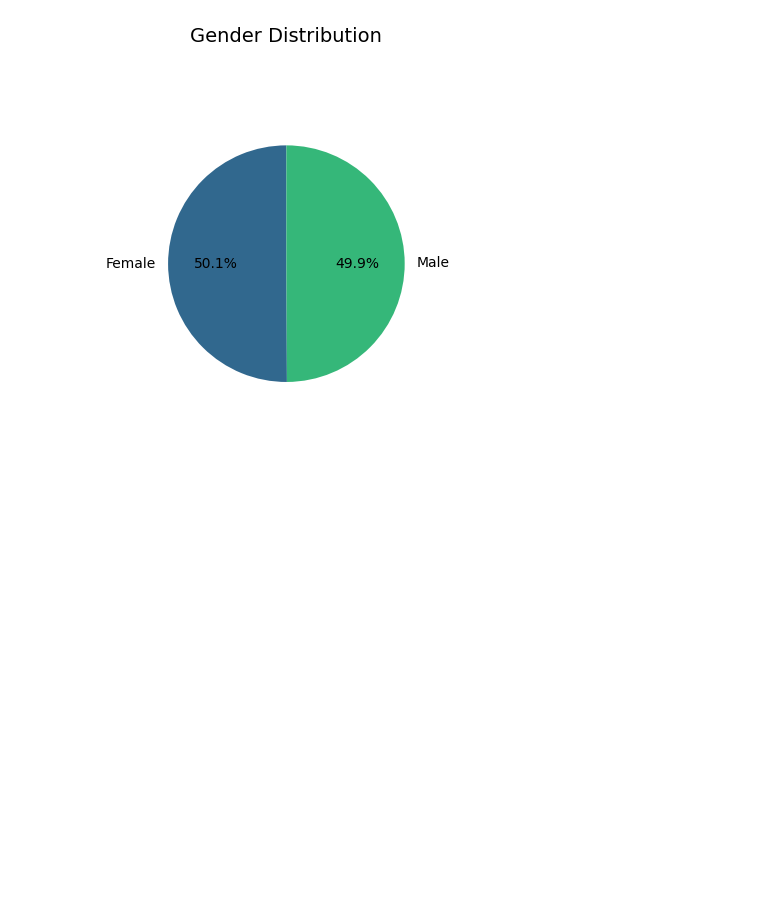
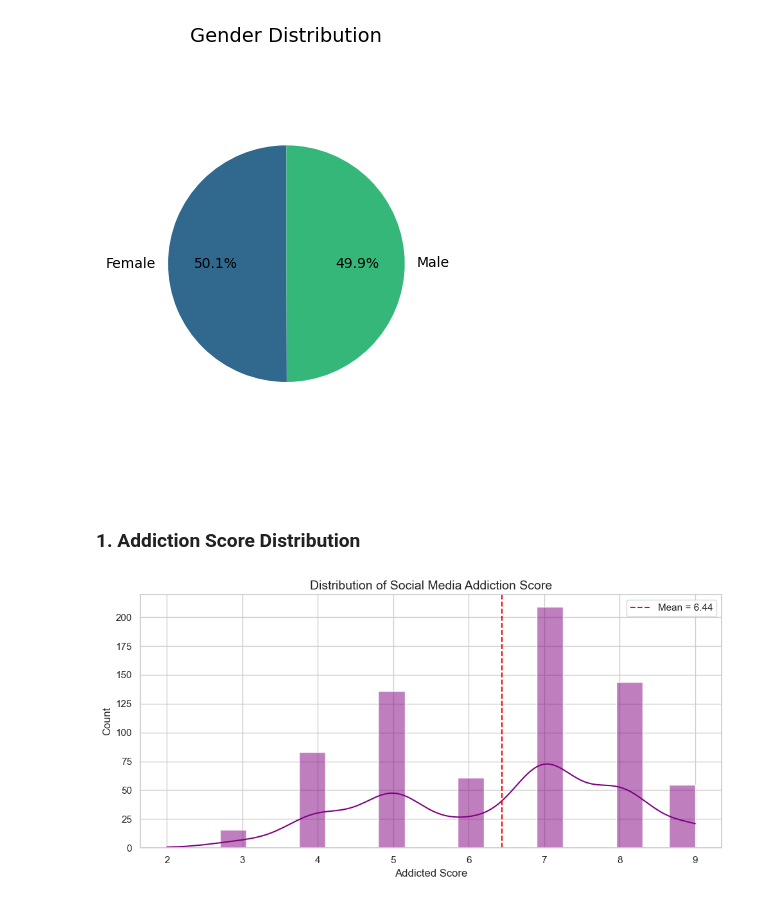
Before and after one commit to Jazbarrionuev0/Social_media_addiction, a Jupyter notebook: main.ipynb, the cells around one changed output. Drawn from its saved outputs; the diff is of its cells as text; code cells hidden in the pictures; blank space fills up the shorter version.

Commit message:
eda plots and conclusions

```diff
--- a/main.ipynb
+++ b/main.ipynb
@@ -200,0 +190,15 @@ plt.show()
+# %% [markdown]
+### 1. Addiction Score Distribution
+# %%
+plt.figure(figsize=(10, 5))
+mean_score = df['Addicted_Score'].mean()
+sns.histplot(df['Addicted_Score'], bins=20, kde=True, color='#800080')
+plt.axvline(mean_score, color='red', linestyle='--', label=f'Mean = {mean_score:.2f}')
+plt.title('Distribution of Social Media Addiction Score', fontsize=14)
+plt.xlabel('Addicted Score')
+plt.ylabel('Count')
+plt.legend()
+plt.tight_layout()
+plt.show()
+# %% [output]
+[figure, added]
```
Also changed, not shown: parts of 21 cells of this notebook.
